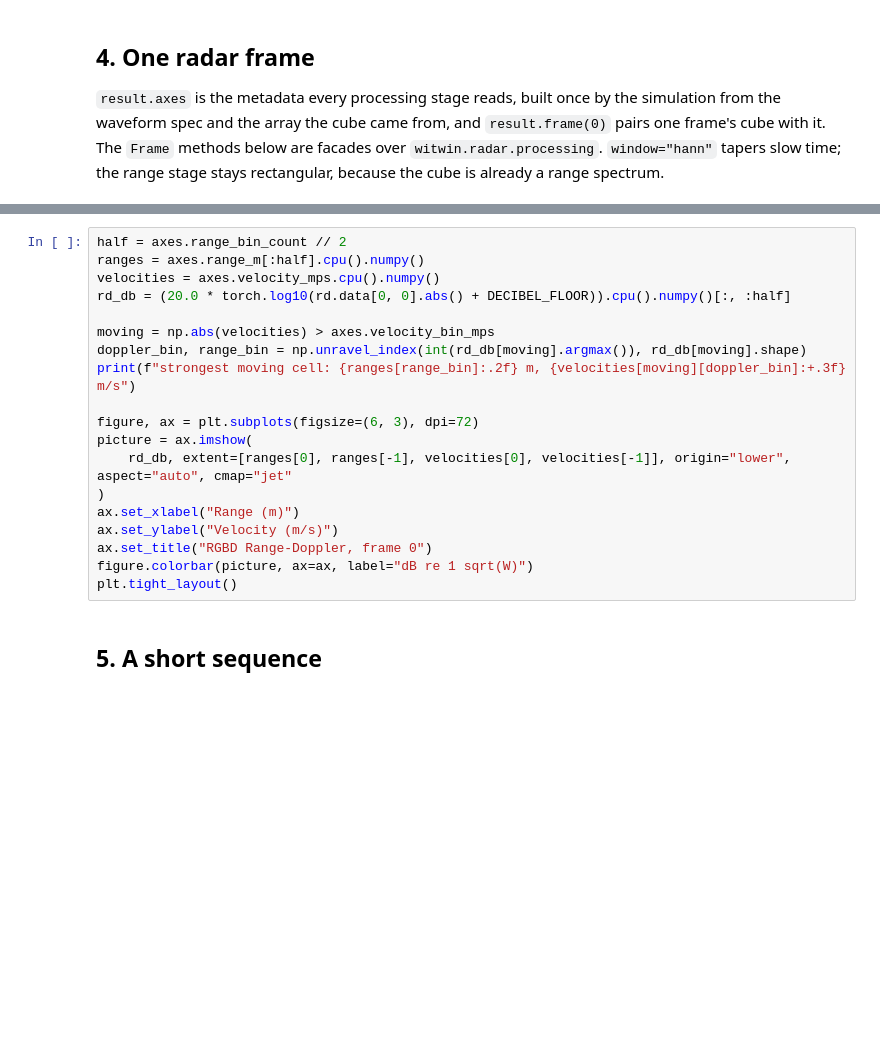
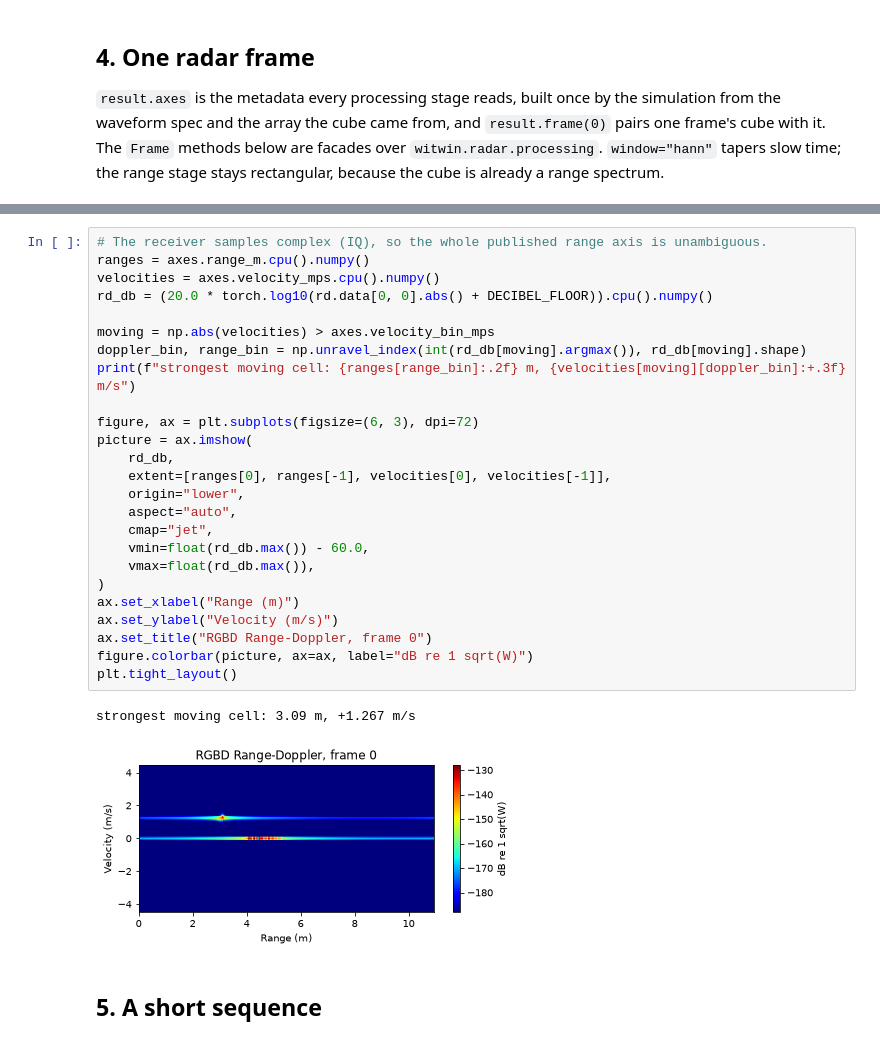
Before and after one commit to witwin-ai/witwin-radar, a Jupyter notebook: examples/rgbd_range_doppler.ipynb, the cells around one changed output, grey strips where cells are left out. Cells and saved outputs as stored; diff of their text form; blank space fills up the shorter version.

```diff
--- a/examples/rgbd_range_doppler.ipynb
+++ b/examples/rgbd_range_doppler.ipynb
@@ -100,22 +111,31 @@ print("velocity bin", round(axes.velocity_bin_mps, 4), "m/s; range bin", round(a
 # %%
-half = axes.range_bin_count // 2
-ranges = axes.range_m[:half].cpu().numpy()
+# The receiver samples complex (IQ), so the whole published range axis is unambiguous.
+ranges = axes.range_m.cpu().numpy()
 velocities = axes.velocity_mps.cpu().numpy()
-rd_db = (20.0 * torch.log10(rd.data[0, 0].abs() + DECIBEL_FLOOR)).cpu().numpy()[:, :half]
+rd_db = (20.0 * torch.log10(rd.data[0, 0].abs() + DECIBEL_FLOOR)).cpu().numpy()
 
 moving = np.abs(velocities) > axes.velocity_bin_mps
 doppler_bin, range_bin = np.unravel_index(int(rd_db[moving].argmax()), rd_db[moving].shape)
 print(f"strongest moving cell: {ranges[range_bin]:.2f} m, {velocities[moving][doppler_bin]:+.3f} m/s")
 
 figure, ax = plt.subplots(figsize=(6, 3), dpi=72)
 picture = ax.imshow(
-    rd_db, extent=[ranges[0], ranges[-1], velocities[0], velocities[-1]], origin="lower", aspect="auto", cmap="jet"
+    rd_db,
+    extent=[ranges[0], ranges[-1], velocities[0], velocities[-1]],
+    origin="lower",
+    aspect="auto",
+    cmap="jet",
+    vmin=float(rd_db.max()) - 60.0,
+    vmax=float(rd_db.max()),
 )
 ax.set_xlabel("Range (m)")
 ax.set_ylabel("Velocity (m/s)")
 ax.set_title("RGBD Range-Doppler, frame 0")
 figure.colorbar(picture, ax=ax, label="dB re 1 sqrt(W)")
 plt.tight_layout()
+# %% [output]
+strongest moving cell: 3.09 m, +1.267 m/s
+[figure, added]
 # %% [markdown]
 ## 5. A short sequence
 # %%
```
Also changed, not shown: parts of 5 cells of this notebook, 2 other files.
